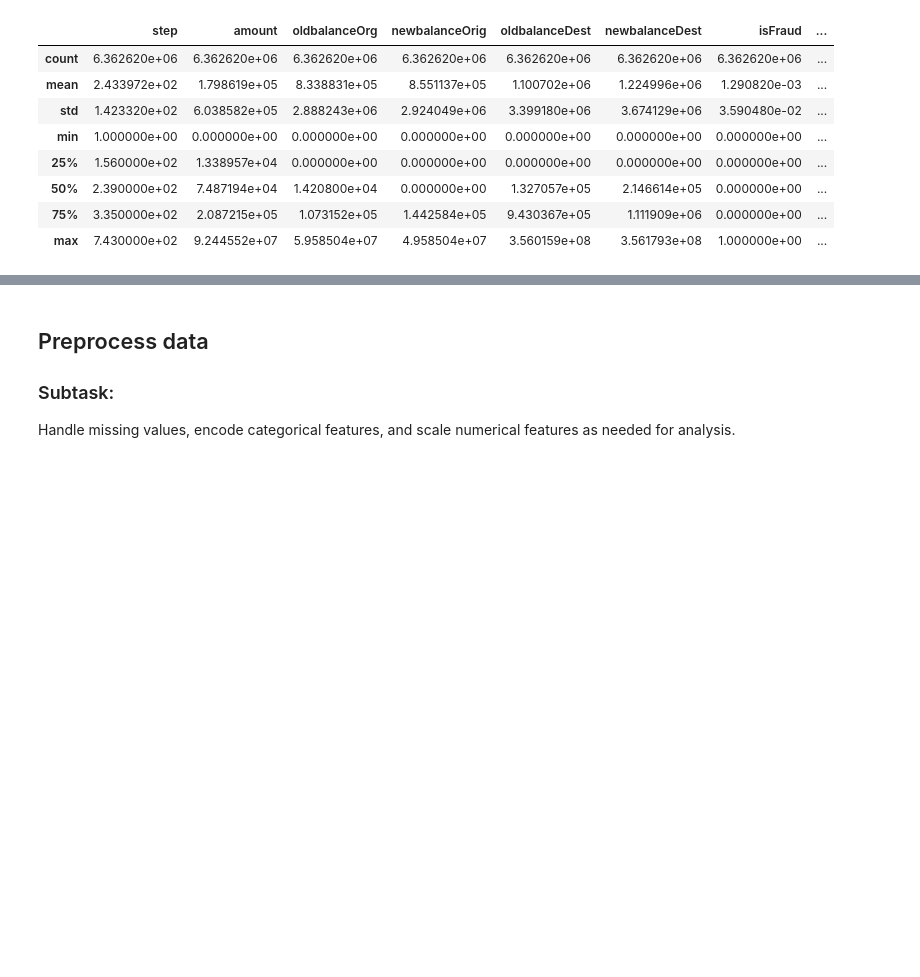
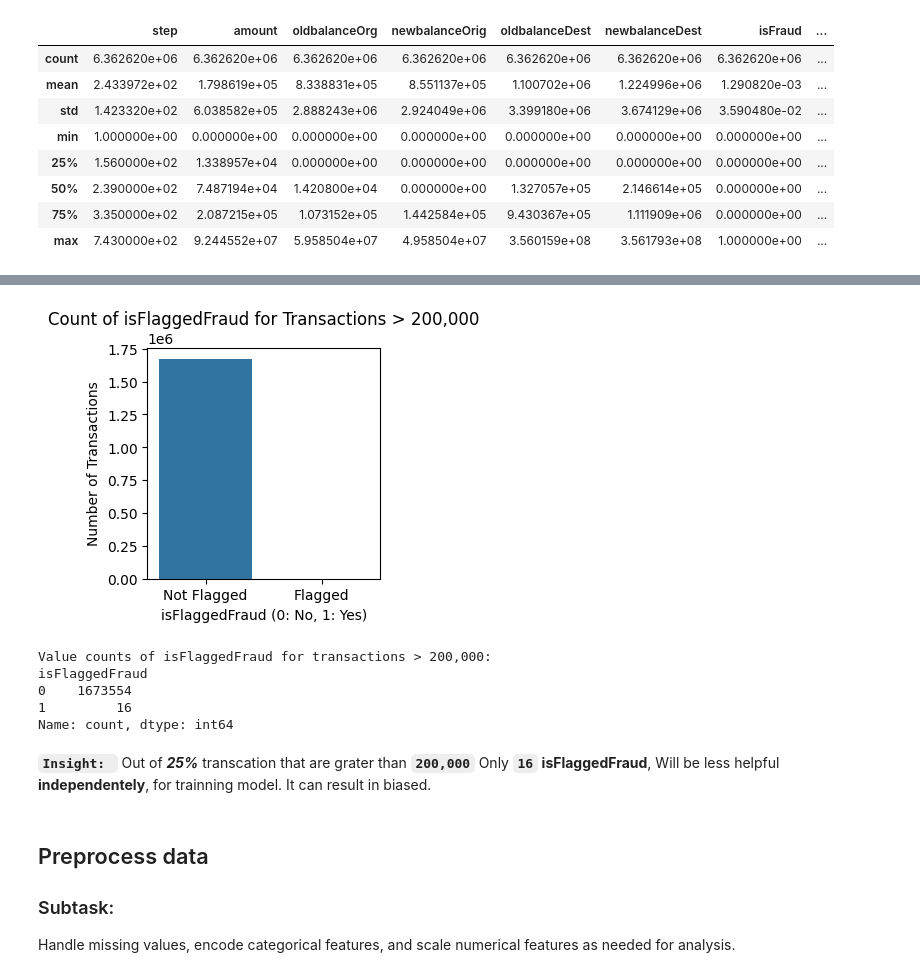
Before and after one commit to mrxsierra/da_flask-docker, a Jupyter notebook: fraud_detection_acrredian.ipynb, the cells around one changed output, grey strips where cells are left out. Cells and saved outputs as stored; diff of their text form; code cells hidden in the pictures; blank space fills up the shorter version.

```diff
--- a/fraud_detection_acrredian.ipynb
+++ b/fraud_detection_acrredian.ipynb
@@ -194,3 +265,31 @@ Merchant Balances: Confirm that oldbalanceDest and newbalanceDest are always 0 f
+# %%
+import matplotlib.pyplot as plt
+import seaborn as sns
+
+# Filter transactions where amount is greater than 200,000
+high_amount_transactions = df[df.amount > 200000]
+
+# Create a count plot of isFlaggedFraud for these transactions
+plt.figure(figsize=(3, 3))
+sns.countplot(x='isFlaggedFraud', data=high_amount_transactions)
+plt.title('Count of isFlaggedFraud for Transactions > 200,000')
+plt.xlabel('isFlaggedFraud (0: No, 1: Yes)')
+plt.ylabel('Number of Transactions')
+plt.xticks([0, 1], ['Not Flagged', 'Flagged'])
+plt.show()
+
+# Display the value counts as well for clarity
+print("Value counts of isFlaggedFraud for transactions > 200,000:")
+print(high_amount_transactions['isFlaggedFraud'].value_counts())
+# %% [output]
+[figure, added]
+Value counts of isFlaggedFraud for transactions > 200,000:
+isFlaggedFraud
+0    1673554
+1         16
+Name: count, dtype: int64
+# %% [markdown]
+**`Insight: `** Out of ***25%*** transcation that are grater than **`200,000`** Only **`16`** **isFlaggedFraud**, Will be less helpful **independentely**, for trainning model. It can result in biased.
 # %% [markdown]
 ## Preprocess data
 
```
Also changed, not shown: parts of 22 cells of this notebook.
